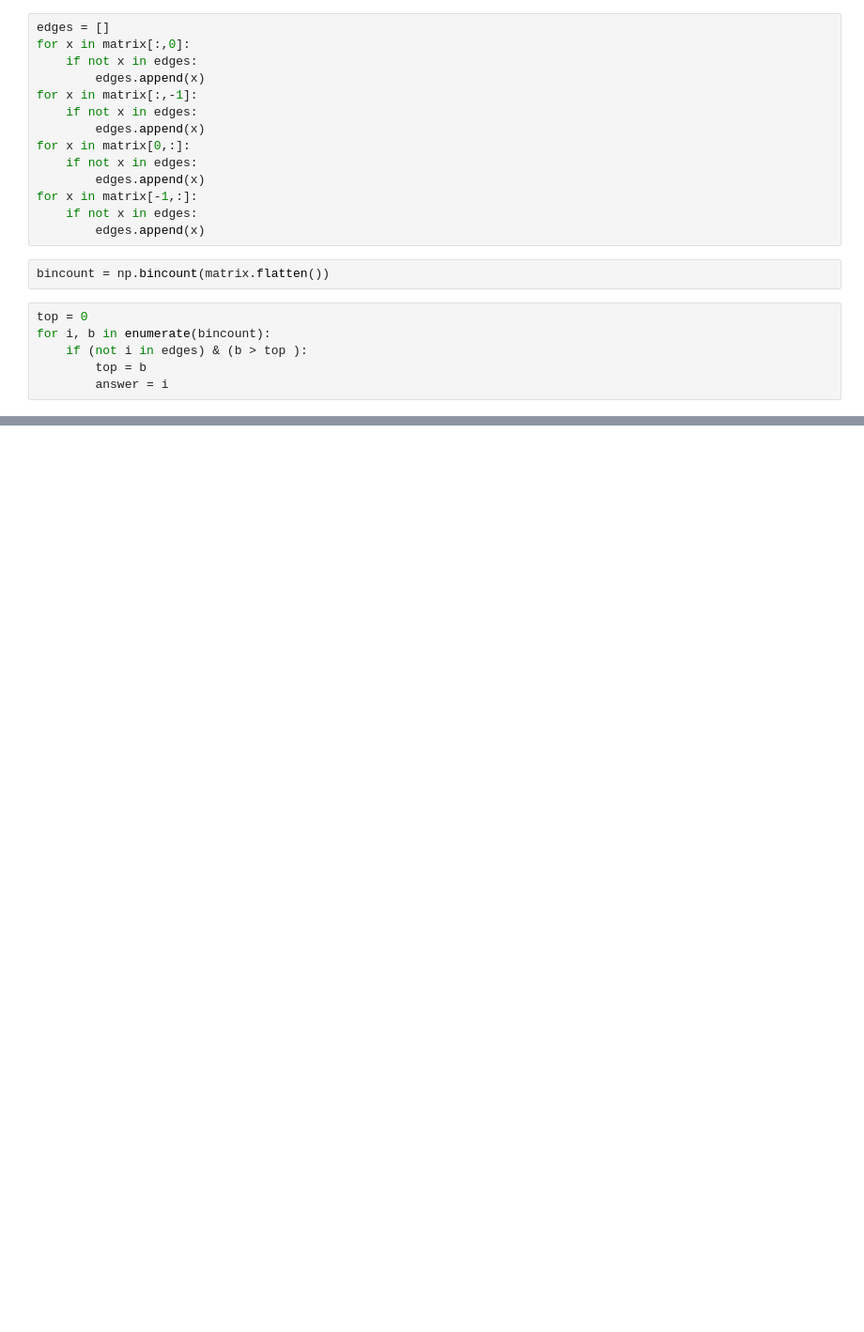
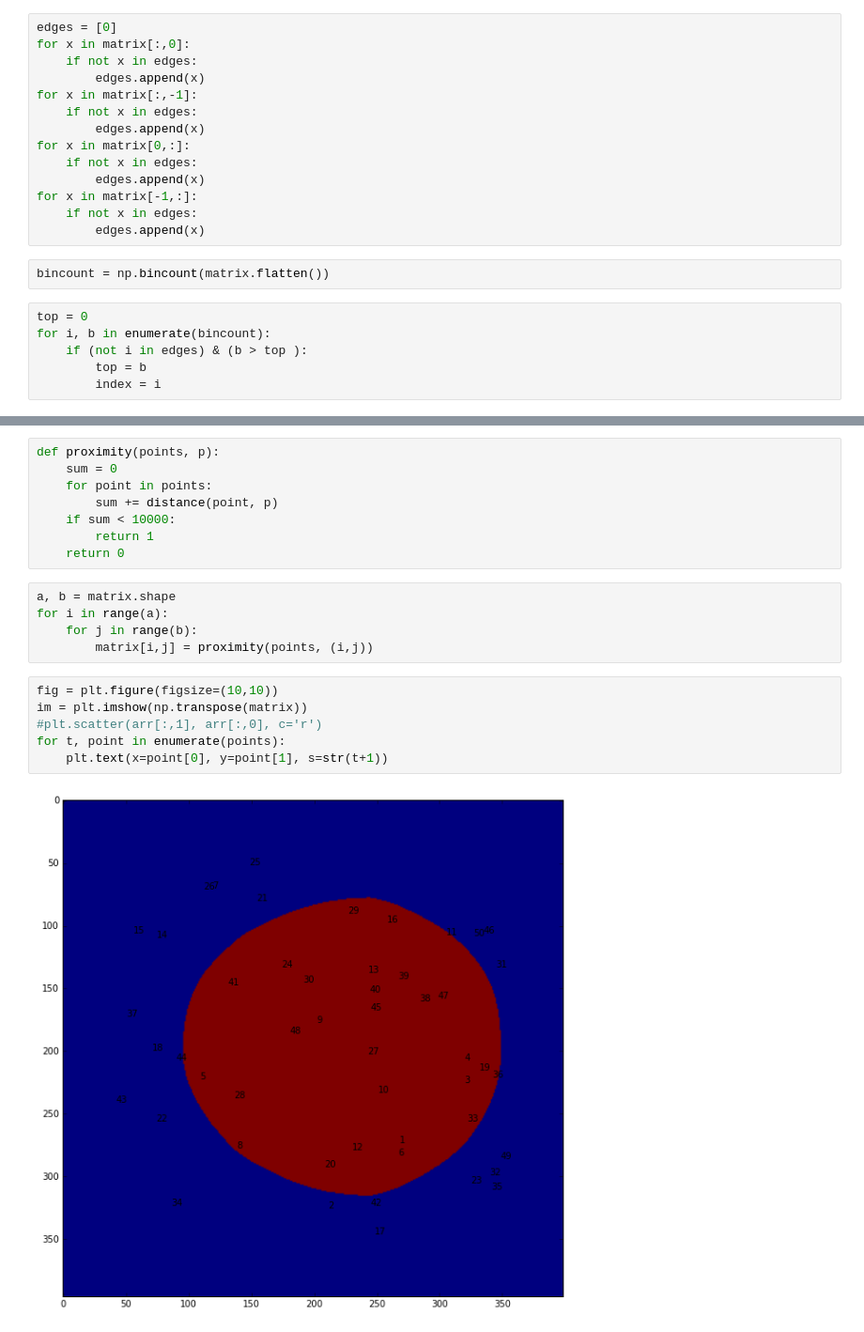
Before and after one commit to Gijsbertbas/Advent, a Jupyter notebook: Day6_solutions.ipynb, the cells around one changed output, grey strips where cells are left out. Shown at 94% size. Drawn from its saved outputs; the diff is of its cells as text; blank space fills up the shorter version.

```diff
--- a/Day6_solutions.ipynb
+++ b/Day6_solutions.ipynb
@@ -89,5 +110,5 @@ plt.imshow(matrix)
 # %%
-edges = []
+edges = [0]
 for x in matrix[:,0]:
     if not x in edges:
         edges.append(x)
@@ -107,4 +128,4 @@ top = 0
 for i, b in enumerate(bincount):
     if (not i in edges) & (b > top ):
         top = b
-        answer = i
+        index = i
@@ -138,0 +171,21 @@ answer
+# %%
+def proximity(points, p):
+    sum = 0
+    for point in points:
+        sum += distance(point, p)
+    if sum < 10000:
+        return 1
+    return 0
+# %%
+a, b = matrix.shape
+for i in range(a):
+    for j in range(b):
+        matrix[i,j] = proximity(points, (i,j))
+# %%
+fig = plt.figure(figsize=(10,10))
+im = plt.imshow(np.transpose(matrix))
+#plt.scatter(arr[:,1], arr[:,0], c='r')
+for t, point in enumerate(points):
+    plt.text(x=point[0], y=point[1], s=str(t+1))
+# %% [output]
+[figure, added]
```
Also changed, not shown: parts of 17 cells of this notebook.
